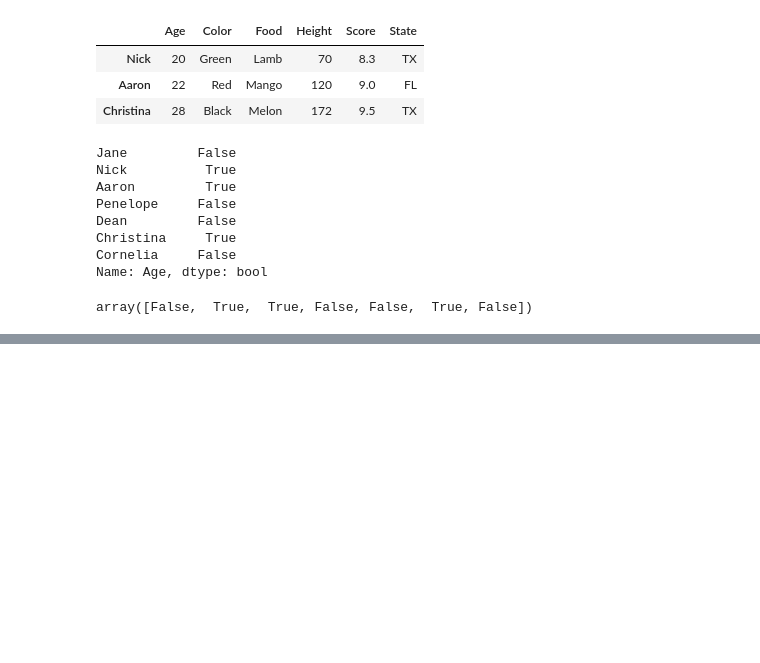
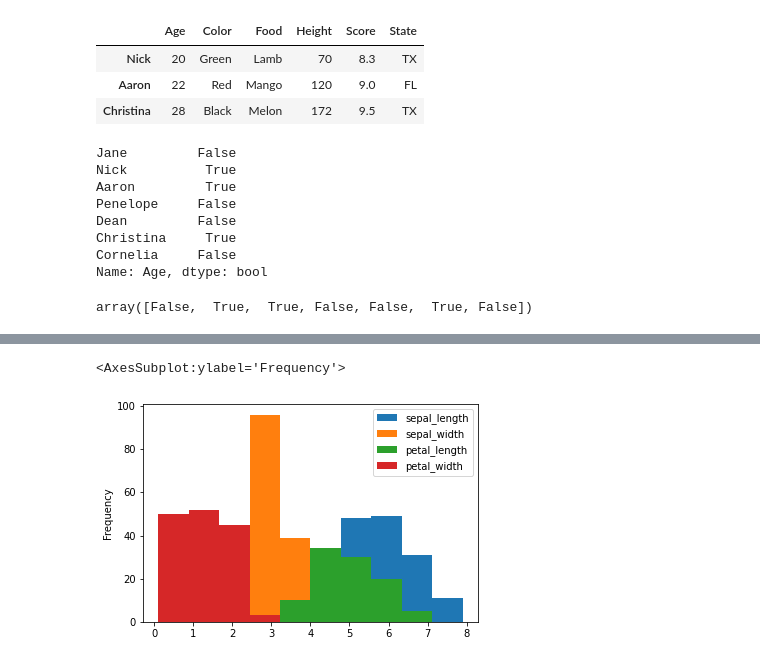
Before and after one commit to anishcr/kanagawa-university-python-demo, a Jupyter notebook: Pandas.ipynb, the cells around one changed output, grey strips where cells are left out. Drawn from its saved outputs; the diff is of its cells as text; code cells hidden in the pictures; blank space fills up the shorter version.

```diff
--- a/Pandas.ipynb
+++ b/Pandas.ipynb
@@ -330,0 +397,5 @@ array([False,  True,  True, False, False,  True, False])
+# %%
+iris.plot.hist()
+# %% [output]
+<AxesSubplot:ylabel='Frequency'>
+[figure, added]
```
Also changed, not shown: parts of 15 cells of this notebook.
